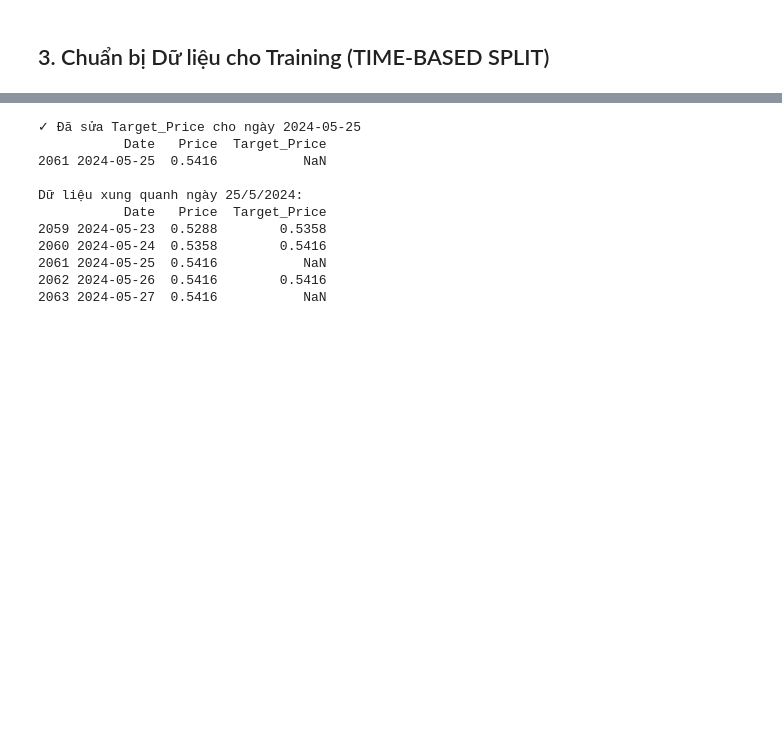
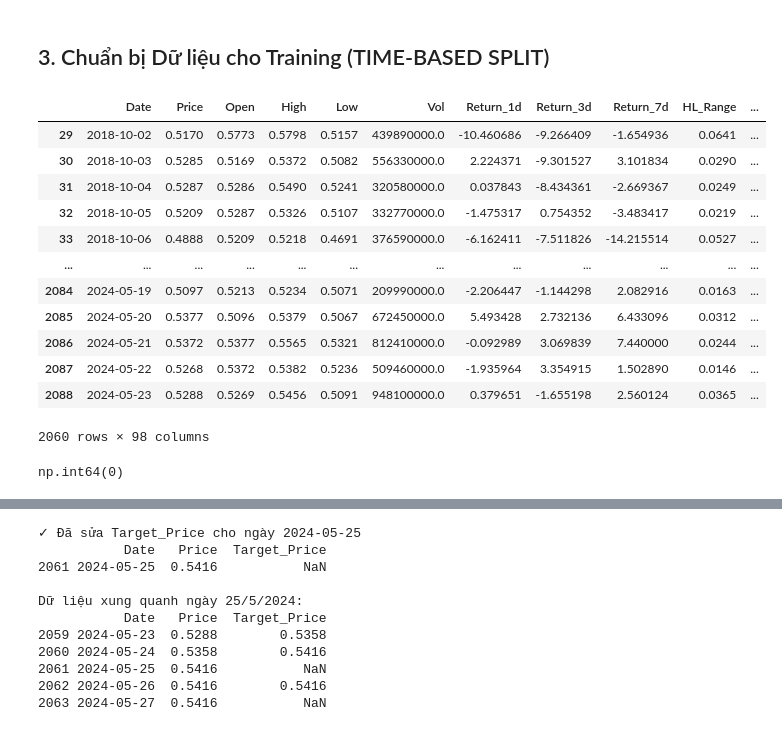
Before and after one commit to Nnguyen-dev2805/XRPUSDT_Stock_Price_Prediction_ML, a Jupyter notebook: TrainStock2Layer.ipynb, the cells around one changed output, grey strips where cells are left out. Saved outputs shown, nothing was run; the diff lists cells and outputs as text; code cells hidden in the pictures; blank space fills up the shorter version.

```diff
--- a/TrainStock2Layer.ipynb
+++ b/TrainStock2Layer.ipynb
@@ -210,3 +210,26 @@ feature_engineered_data.head()
 5 rows × 98 columns
 # %% [markdown]
 ## 3. Chuẩn bị Dữ liệu cho Training (TIME-BASED SPLIT)
+# %%
+# Kiểm tra feature_engineered_data
+if 'feature_engineered_data' not in globals():
+    raise ValueError("feature_engineered_data chưa được tạo. Chạy cell tạo features trước.")
+
+# Loại bỏ NaN
+cleaned_data = feature_engineered_data.dropna()
+
+cleaned_data
+# %% [output]
+|  | Date | Price | Open | High | Low | Vol | Return_1d | Return_3d | Return_7d | HL_Range | ... |
+| 29 | 2018-10-02 | 0.5170 | 0.5773 | 0.5798 | 0.5157 | 439890000.0 | -10.460686 | -9.266409 | -1.654936 | 0.0641 | ... |
+| 30 | 2018-10-03 | 0.5285 | 0.5169 | 0.5372 | 0.5082 | 556330000.0 | 2.224371 | -9.301527 | 3.101834 | 0.0290 | ... |
+| 31 | 2018-10-04 | 0.5287 | 0.5286 | 0.5490 | 0.5241 | 320580000.0 | 0.037843 | -8.434361 | -2.669367 | 0.0249 | ... |
+| 32 | 2018-10-05 | 0.5209 | 0.5287 | 0.5326 | 0.5107 | 332770000.0 | -1.475317 | 0.754352 | -3.483417 | 0.0219 | ... |
+| 33 | 2018-10-06 | 0.4888 | 0.5209 | 0.5218 | 0.4691 | 376590000.0 | -6.162411 | -7.511826 | -14.215514 | 0.0527 | ... |
+| ... | ... | ... | ... | ... | ... | ... | ... | ... | ... | ... | ... |
+| 2084 | 2024-05-19 | 0.5097 | 0.5213 | 0.5234 | 0.5071 | 209990000.0 | -2.206447 | -1.144298 | 2.082916 | 0.0163 | ... |
+| 2085 | 2024-05-20 | 0.5377 | 0.5096 | 0.5379 | 0.5067 | 672450000.0 | 5.493428 | 2.732136 | 6.433096 | 0.0312 | ... |
+| 2086 | 2024-05-21 | 0.5372 | 0.5377 | 0.5565 | 0.5321 | 812410000.0 | -0.092989 | 3.069839 | 7.440000 | 0.0244 | ... |
+| 2087 | 2024-05-22 | 0.5268 | 0.5372 | 0.5382 | 0.5236 | 509460000.0 | -1.935964 | 3.354915 | 1.502890 | 0.0146 | ... |
+| 2088 | 2024-05-23 | 0.5288 | 0.5269 | 0.5456 | 0.5091 | 948100000.0 | 0.379651 | -1.655198 | 2.560124 | 0.0365 | ... |
+2060 rows × 98 columns
@@ -212,0 +281,6 @@ feature_engineered_data.head()
+# %%
+
+num_rows_with_nan = scaled_train_features.isna().any(axis=1).sum()
+num_rows_with_nan
+# %% [output]
+np.int64(0)
```
Also changed, not shown: parts of 7 cells of this notebook, 23 other files.
